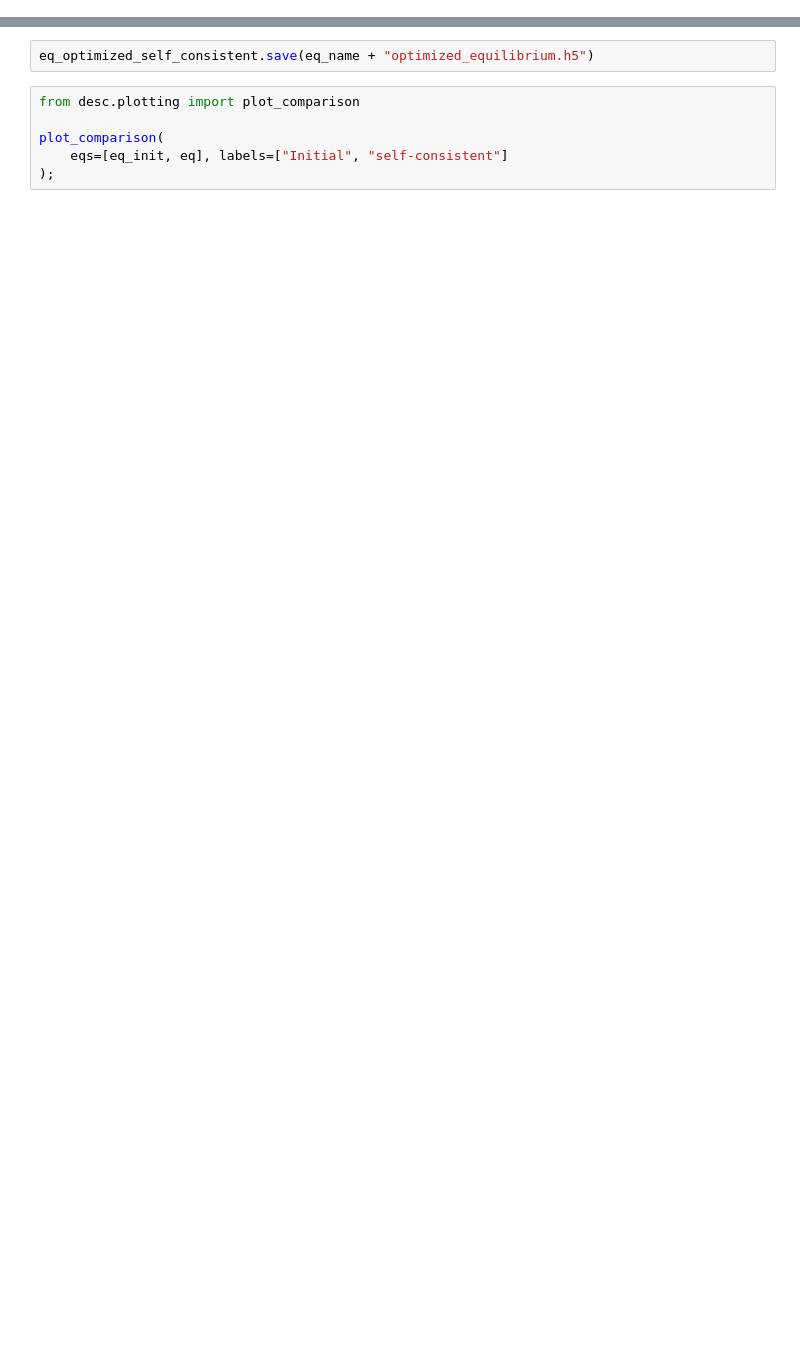
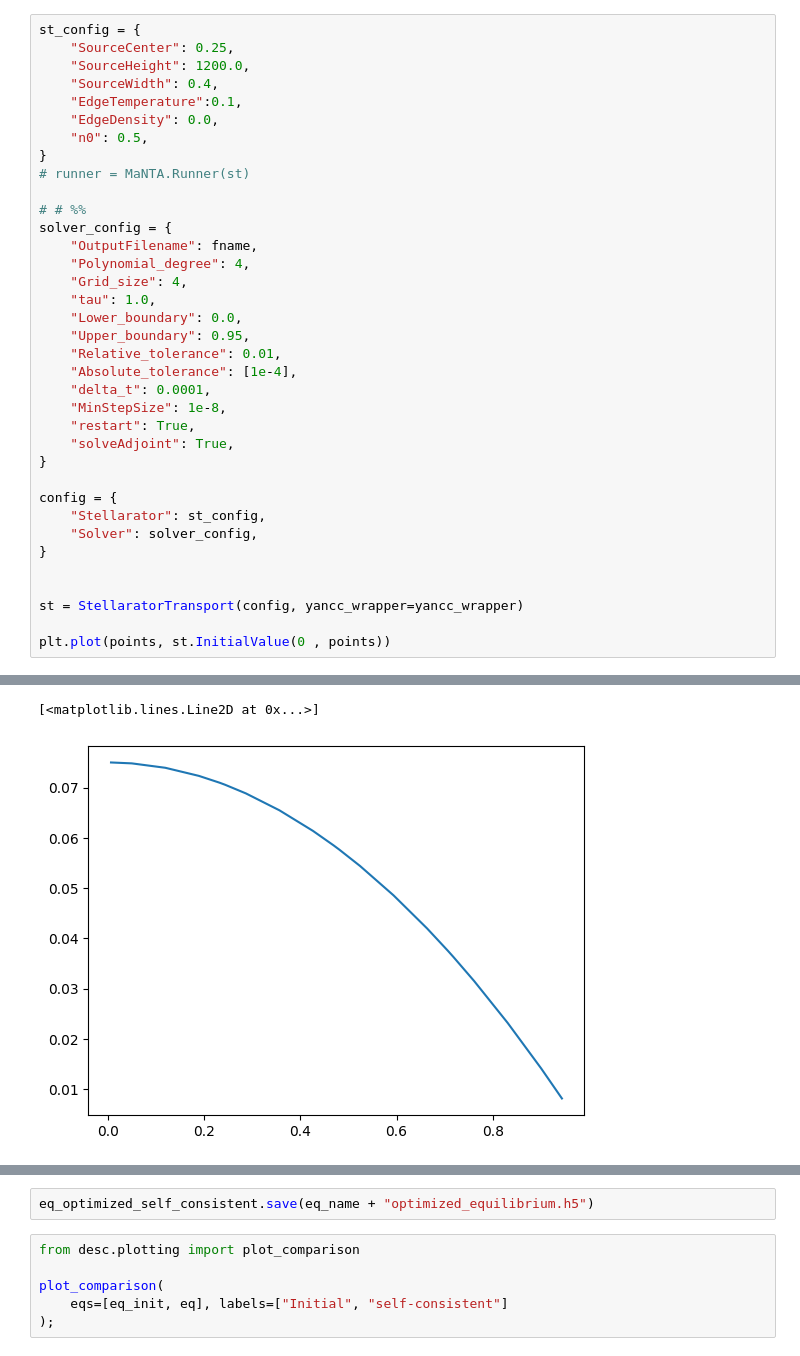
Before and after one commit to ianabel/MaNTA, a Jupyter notebook: python/desc_optimize-att2.ipynb, the cells around one changed output, grey strips where cells are left out. Saved outputs shown, nothing was run; the diff lists cells and outputs as text; blank space fills up the shorter version.

```diff
--- a/python/desc_optimize-att2.ipynb
+++ b/python/desc_optimize-att2.ipynb
@@ -423,0 +140,37 @@ plot_comparison(
+# %%
+st_config = {
+    "SourceCenter": 0.25,
+    "SourceHeight": 1200.0,
+    "SourceWidth": 0.4,
+    "EdgeTemperature":0.1,
+    "EdgeDensity": 0.0,
+    "n0": 0.5,
+}
+# runner = MaNTA.Runner(st)
+
+# # %%
+solver_config = {
+    "OutputFilename": fname,
+    "Polynomial_degree": 4,
+    "Grid_size": 4,
+    "tau": 1.0,
+    "Lower_boundary": 0.0,
+    "Upper_boundary": 0.95,
+    "Relative_tolerance": 0.01,
+    "Absolute_tolerance": [1e-4],
+    "delta_t": 0.0001,
+    "MinStepSize": 1e-8,
+    "restart": True,
+    "solveAdjoint": True,
+}
+
+config = {
+    "Stellarator": st_config,
+    "Solver": solver_config,
+}
+
+
+st = StellaratorTransport(config, yancc_wrapper=yancc_wrapper)
+
+plt.plot(points, st.InitialValue(0 , points))
+# %% [output]
@@ -423,0 +187,2 @@ plot_comparison(
+[<matplotlib.lines.Line2D at 0x...>]
+[figure, added]
```
Also changed, not shown: parts of 18 cells of this notebook, 8 other files.
